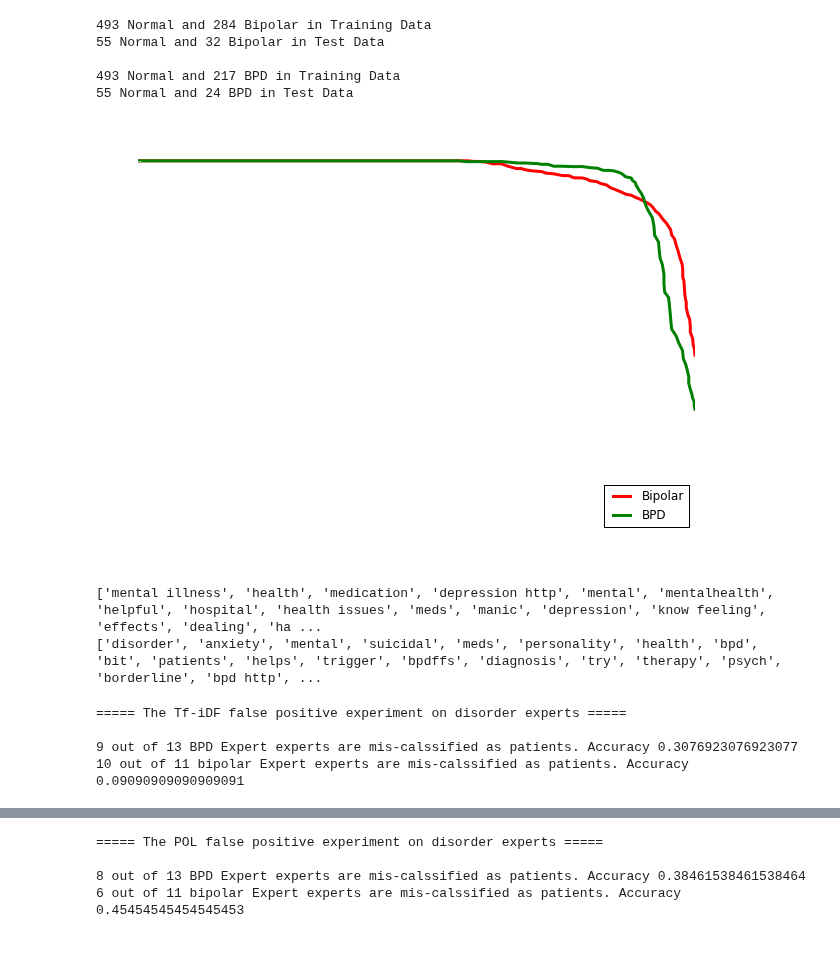
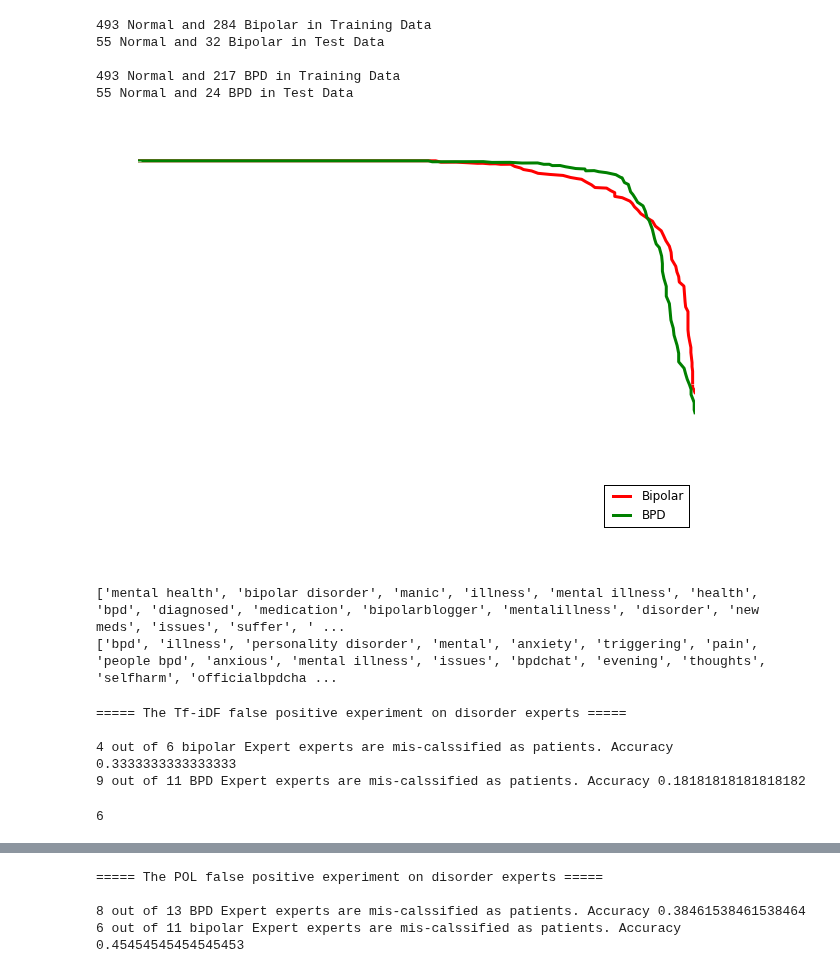
Before and after one commit to omarsar/midas_api, a Jupyter notebook: 4_prediction_visualization/prediction_evaluation.ipynb, the cells around one changed output, grey strips where cells are left out. Saved outputs shown, nothing was run; the diff lists cells and outputs as text; code cells hidden in the pictures.

Commit message:
Modifying the experiemnt of experts report and the data distribution report

```diff
--- a/4_prediction_visualization/prediction_evaluation.ipynb
+++ b/4_prediction_visualization/prediction_evaluation.ipynb
@@ -214,7 +214,7 @@ class TextFeatureGroups(object):
         vector2word = text_model.get_feature_names()
         top_words = []
         for i in range(k):
-            vector = feature_indicies[-i-1]insomnia
+            vector = feature_indicies[-i-1]
             word = vector2word[vector]
             top_words.append(word)
         return top_words
@@ -296,40 +296,40 @@ class TextFeatureGroups(object):
             normal_test = Y_test.shape[0] - positive_test
 
 
             print("{} Normal and {} {} in Training Data".format(normal_train,positive_train,group.getName()))
             print("{} Normal and {} {} in Test Data\n".format(normal_test,positive_test,group.getName()))
             plt.plot(recall, precision, label=group.getName() , color=colors[g],linewidth=3)
 
         plt.legend(loc="lower right")
         plt.show()
 
 
 
 
 
 
 
 
 tfidf_groups = TextFeatureGroups(regular_group, [bipolar_all,BPD_all])
 tfidf_groups.renderPrecisionRecall()
 bipolar_words = tfidf_groups.getTopFeatures("Bipolar")
 BPD_words = tfidf_groups.getTopFeatures("BPD")
 
 print(bipolar_words)
 print(BPD_words)
 # %% [output]
 493 Normal and 284 Bipolar in Training Data
 55 Normal and 32 Bipolar in Test Data
 
 493 Normal and 217 BPD in Training Data
 55 Normal and 24 BPD in Test Data
-[figure, old version]
+[figure, new version]
-['mental illness', 'health', 'medication', 'depression http', 'mental', 'mentalhealth', 'helpful', 'hospital', 'health issues', 'meds', 'manic', 'depression', 'know feeling', 'effects', 'dealing', 'ha ...
-['disorder', 'anxiety', 'mental', 'suicidal', 'meds', 'personality', 'health', 'bpd', 'bit', 'patients', 'helps', 'trigger', 'bpdffs', 'diagnosis', 'try', 'therapy', 'psych', 'borderline', 'bpd http', ...
+['mental health', 'bipolar disorder', 'manic', 'illness', 'mental illness', 'health', 'bpd', 'diagnosed', 'medication', 'bipolarblogger', 'mentalillness', 'disorder', 'new meds', 'issues', 'suffer', ' ...
+['bpd', 'illness', 'personality disorder', 'mental', 'anxiety', 'triggering', 'pain', 'people bpd', 'anxious', 'mental illness', 'issues', 'bpdchat', 'evening', 'thoughts', 'selfharm', 'officialbpdcha ...
 # %%
 #Expert experiemnt of Tf-iDF kinda sucks
-bipolar_experts =  Group("BPD Expert", dbName= "patients", collectionName="bipolar_experts")
-BPD_experts =  Group("bipolar Expert", dbName="idea", collectionName="coach_tweets_emotion")
+bipolar_experts =  Group("bipolar Expert", dbName= "patients", collectionName="bipolar_experts")
+BPD_experts =  Group("BPD Expert", dbName="idea", collectionName="coach_tweets_emotion")
 
 
 
@@ -355,7 +355,11 @@ print("{} out of {} {} experts are mis-calssified as patients. Accuracy {}".form
 # %% [output]
 ===== The Tf-iDF false positive experiment on disorder experts =====
 
-9 out of 13 BPD Expert experts are mis-calssified as patients. Accuracy 0.3076923076923077
-10 out of 11 bipolar Expert experts are mis-calssified as patients. Accuracy 0.09090909090909091
+4 out of 6 bipolar Expert experts are mis-calssified as patients. Accuracy 0.3333333333333333
+9 out of 11 BPD Expert experts are mis-calssified as patients. Accuracy 0.18181818181818182
+# %%
+bipolar_experts.getSize()
+# %% [output]
+6
 # %%
 #Cross classification of Tf-iDF
```
Also changed, not shown: parts of 16 cells of this notebook, 5 other files.
